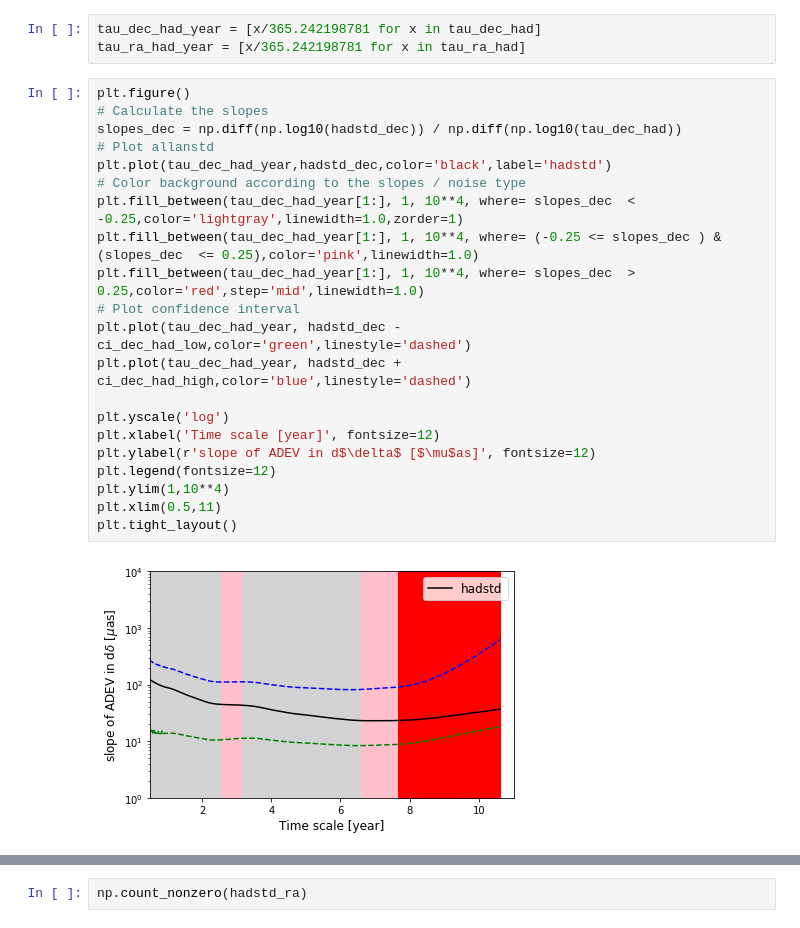
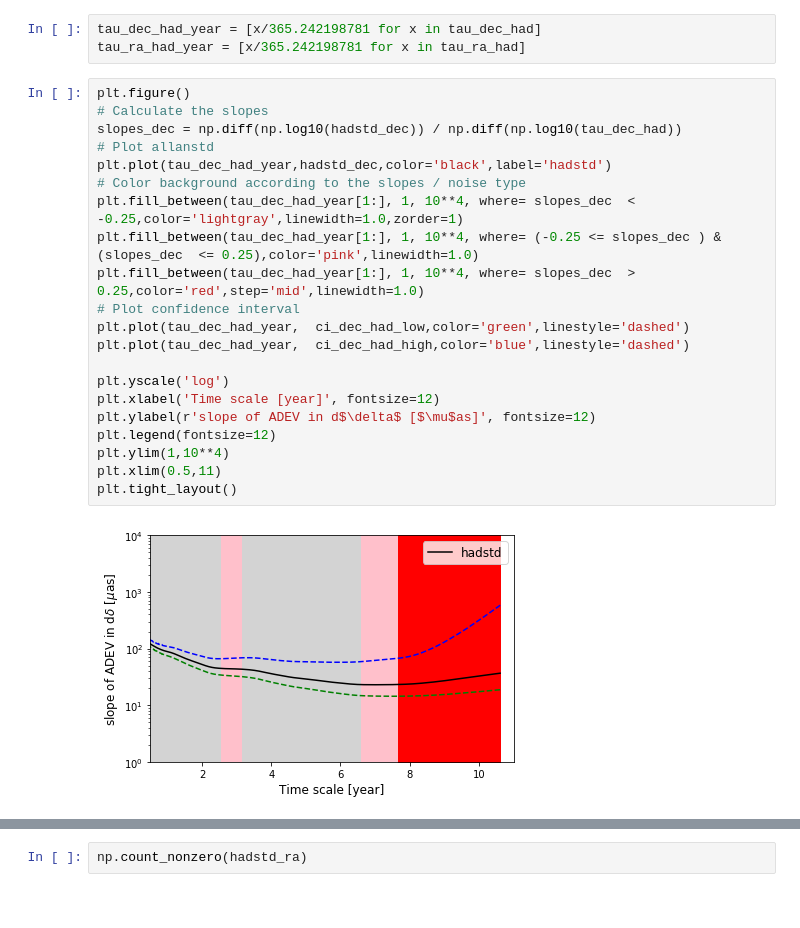
Before and after one commit to verasha/radio-sources, a Jupyter notebook: 1803+784_hadamard.ipynb, the cells around one changed output, grey strips where cells are left out. Drawn from its saved outputs; the diff is of its cells as text.

```diff
--- a/1803+784_hadamard.ipynb
+++ b/1803+784_hadamard.ipynb
@@ -306,26 +319,26 @@ tau_ra_had_year = [x/365.242198781 for x in tau_ra_had]
 # %%
 plt.figure()
 # Calculate the slopes
 slopes_dec = np.diff(np.log10(hadstd_dec)) / np.diff(np.log10(tau_dec_had))
 # Plot allanstd
 plt.plot(tau_dec_had_year,hadstd_dec,color='black',label='hadstd')
 # Color background according to the slopes / noise type
 plt.fill_between(tau_dec_had_year[1:], 1, 10**4, where= slopes_dec  < -0.25,color='lightgray',linewidth=1.0,zorder=1)
 plt.fill_between(tau_dec_had_year[1:], 1, 10**4, where= (-0.25 <= slopes_dec ) & (slopes_dec  <= 0.25),color='pink',linewidth=1.0)
 plt.fill_between(tau_dec_had_year[1:], 1, 10**4, where= slopes_dec  > 0.25,color='red',step='mid',linewidth=1.0)
 # Plot confidence interval
-plt.plot(tau_dec_had_year, hadstd_dec - ci_dec_had_low,color='green',linestyle='dashed')
-plt.plot(tau_dec_had_year, hadstd_dec + ci_dec_had_high,color='blue',linestyle='dashed')
+plt.plot(tau_dec_had_year,  ci_dec_had_low,color='green',linestyle='dashed')
+plt.plot(tau_dec_had_year,  ci_dec_had_high,color='blue',linestyle='dashed')
 
 plt.yscale('log')
 plt.xlabel('Time scale [year]', fontsize=12)
 plt.ylabel(r'slope of ADEV in d$\delta$ [$\mu$as]', fontsize=12)
 plt.legend(fontsize=12)
 plt.ylim(1,10**4)
 plt.xlim(0.5,11)
 plt.tight_layout()
 # %% [output]
-[figure, old version]
+[figure, new version]
 # %%
 plt.figure()
 # Calculate the slopes
```
Also changed, not shown: parts of 8 cells of this notebook.
